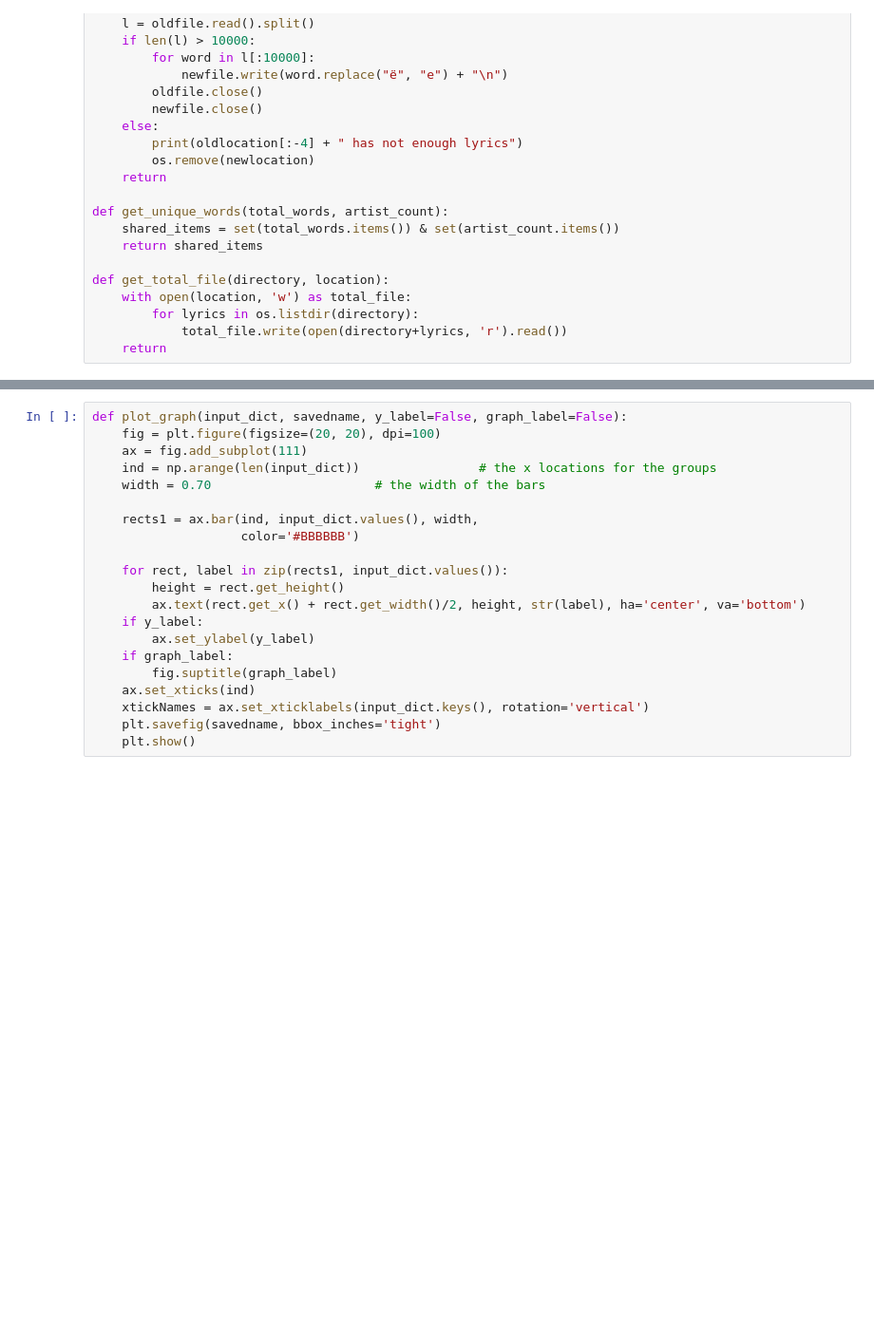
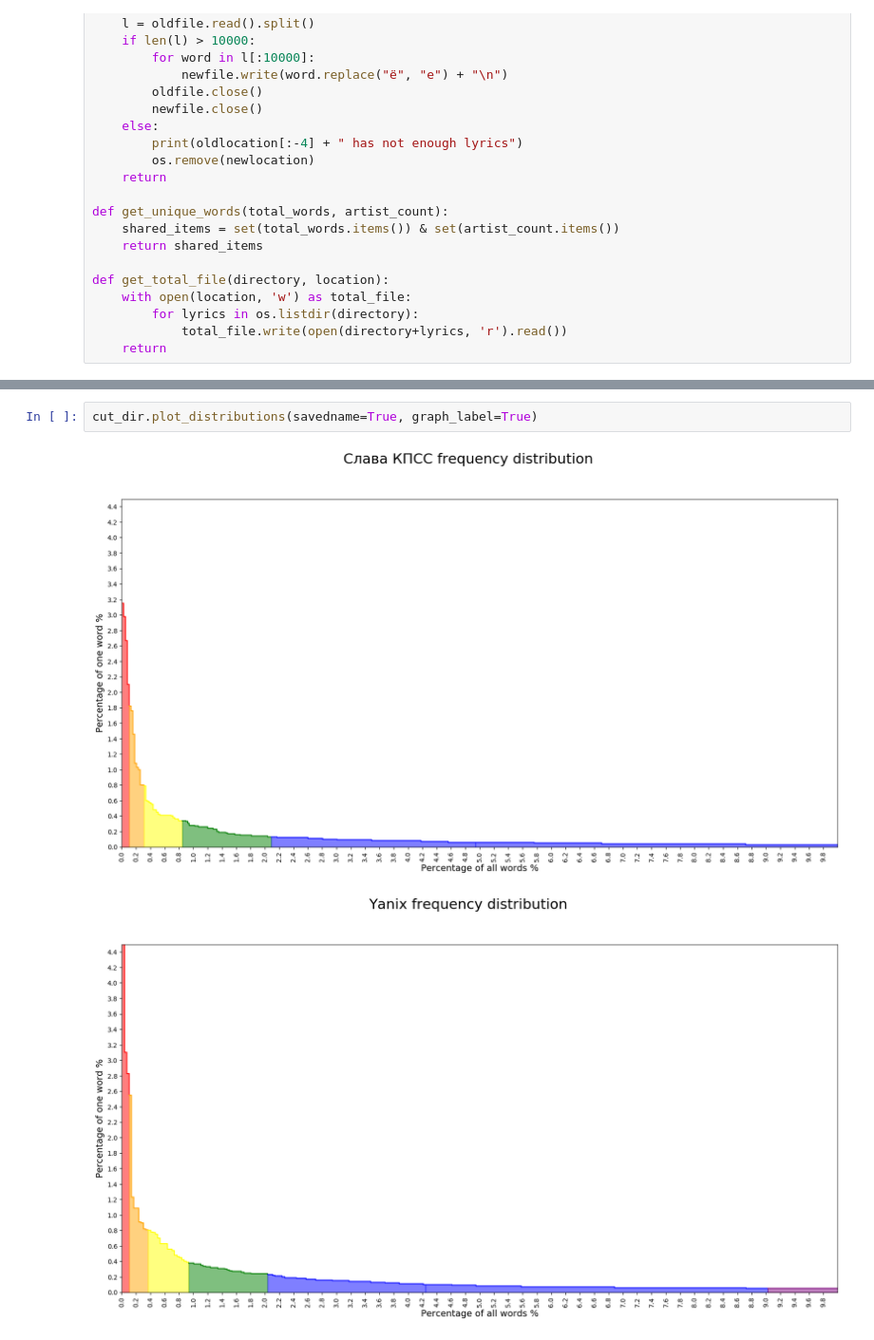
Before and after one commit to ilsenatorov/rusrap_stats, a Jupyter notebook: Genius_version2.ipynb, the cells around one changed output, grey strips where cells are left out. Shown at 95% size. Cells and saved outputs as stored; diff of their text form; blank space fills up the shorter version.

```diff
--- a/Genius_version2.ipynb
+++ b/Genius_version2.ipynb
@@ -222,22 +272,6 @@ class File_dir(object):
 cut_dir = File_dir('./cut_lyrics/', './total_cut.txt')
-# %%
-def plot_graph(input_dict, savedname, y_label=False, graph_label=False):
-    fig = plt.figure(figsize=(20, 20), dpi=100)
-    ax = fig.add_subplot(111)
-    ind = np.arange(len(input_dict))                # the x locations for the groups
-    width = 0.70                      # the width of the bars
-
-    rects1 = ax.bar(ind, input_dict.values(), width,
-                    color='#BBBBBB')
-
-    for rect, label in zip(rects1, input_dict.values()):
-        height = rect.get_height()
-        ax.text(rect.get_x() + rect.get_width()/2, height, str(label), ha='center', va='bottom')
-    if y_label:
-        ax.set_ylabel(y_label)
-    if graph_label:
-        fig.suptitle(graph_label)
-    ax.set_xticks(ind)
-    xtickNames = ax.set_xticklabels(input_dict.keys(), rotation='vertical')
-    plt.savefig(savedname, bbox_inches='tight')
-    plt.show()
+# %%
+cut_dir.plot_distributions(savedname=True, graph_label=True)
+# %% [output]
+[figure, added]
+[figure, added]
```
Also changed, not shown: parts of 11 cells of this notebook, 28 other files.
